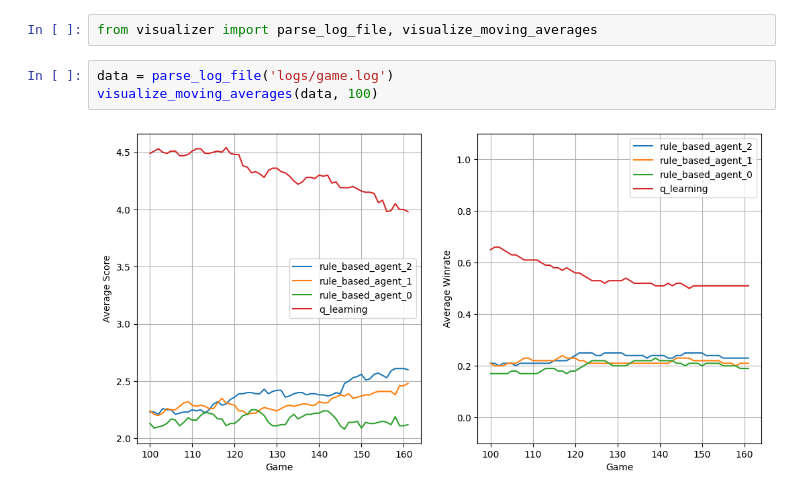
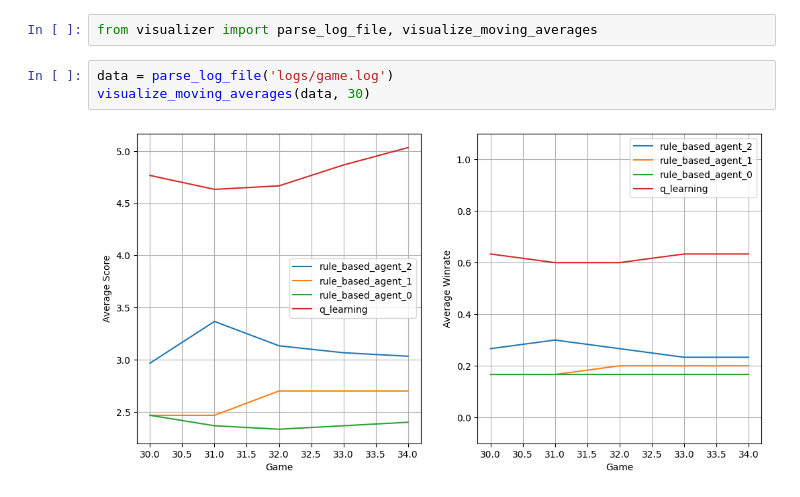
Before and after one commit to Li-Jesse-Jiaze/MLE_project_bomberman, a Jupyter notebook: visualizer.ipynb, the cells around one changed output. Saved outputs shown, nothing was run; the diff lists cells and outputs as text.

```diff
--- a/visualizer.ipynb
+++ b/visualizer.ipynb
@@ -2,6 +2,6 @@
 from visualizer import parse_log_file, visualize_moving_averages
 # %%
 data = parse_log_file('logs/game.log')
-visualize_moving_averages(data, 100)
+visualize_moving_averages(data, 30)
 # %% [output]
-[figure, old version]
+[figure, new version]
```
Also changed, not shown: 4 other files.
